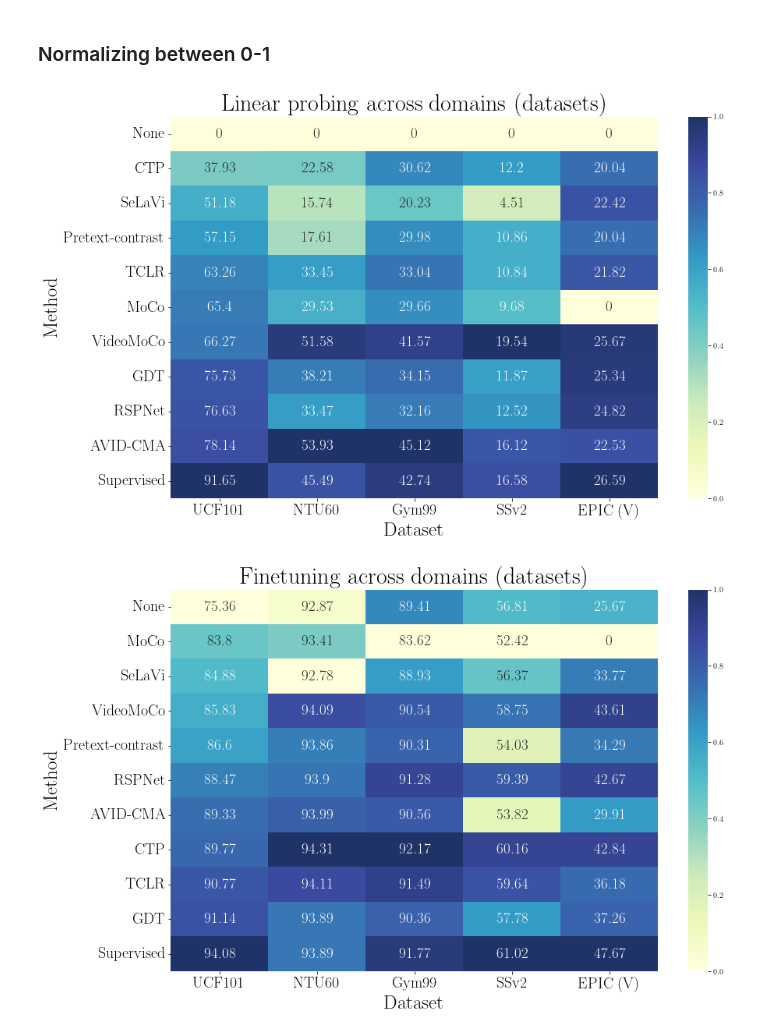
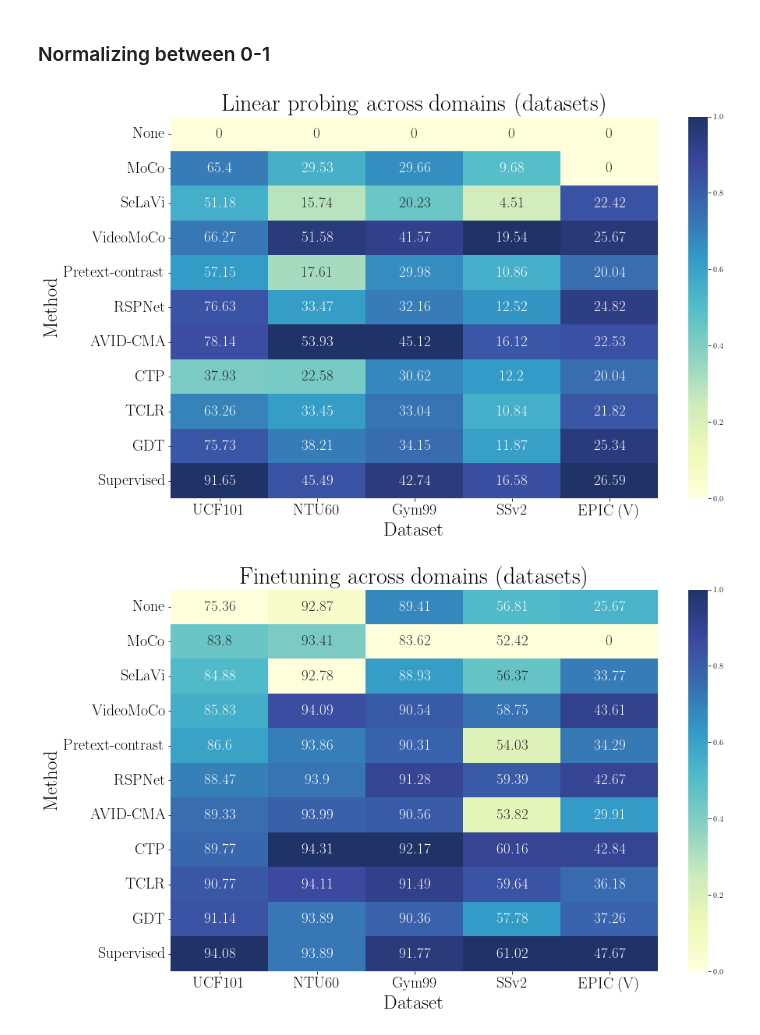
Before and after one commit to bpiyush/ViDA-SSL, a Jupyter notebook: misc/plotting/domain_shift.ipynb, the cells around one changed output. Cells and saved outputs as stored; diff of their text form; code cells hidden in the pictures.

```diff
--- a/misc/plotting/domain_shift.ipynb
+++ b/misc/plotting/domain_shift.ipynb
@@ -48,8 +63,10 @@ df
 remove_K400 = True
 
 if remove_K400:
-    if "K400" in df.columns:
-        df.drop(columns=["K400"], inplace=True)
+    if "K400" in df_linear.columns:
+        df_linear.drop(columns=["K400"], inplace=True)
+    if "K400" in df_finetune.columns:
+        df_finetune.drop(columns=["K400"], inplace=True)
 # %%
 # re-order datasets
 
@@ -63,6 +80,7 @@ if remove_K400:
     correct_order = ["UCF", "NTU", "Gym", "SS", "EPIC"]
 else:
     correct_order = ["K400", "UCF", "NTU", "Gym", "SS", "EPIC"]
-reorder_colums = [find_sub_element_in_list(x, df.columns) for x in correct_order]
+reorder_colums = [find_sub_element_in_list(x, df_linear.columns) for x in correct_order]
 
-df = df[reorder_colums]
+df_linear = df_linear[reorder_colums]
+df_finetune = df_finetune[reorder_colums]
@@ -69,6 +117,7 @@ df = df[reorder_colums]
 # %%
 # re-order VSSL methods based on UCF performance
 
-ref_dataset = find_sub_element_in_list("UCF", df.columns)
-df.sort_values(ref_dataset, inplace=True)
+ref_dataset = find_sub_element_in_list("UCF", df_finetune.columns)
+df_finetune.sort_values(ref_dataset, inplace=True)
+df_linear = df_linear.loc[list(df_finetune.index)]
 # %%
@@ -130,5 +188,6 @@ heatmap(norm_df)
 # %% [markdown]
 ### Normalizing between 0-1
 # %%
-normalized_df=(df-df.min())/(df.max()-df.min())
+normalized_df_linear=(df_linear-df_linear.min())/(df_linear.max()-df_linear.min())
+normalized_df_finetune=(df_finetune-df_finetune.min())/(df_finetune.max()-df_finetune.min())
 # %%
@@ -136,21 +195,21 @@ annot = df.values
 # annot = (df - df.T["None"]).values
 # %%
 heatmap(
-    normalized_df,
+    normalized_df_linear,
     figsize=(14, 9),
     title="Linear probing across domains (datasets)",
     titlesize=30,
     labelsize=25,
     tickssize=20,
     save=True,
     save_path="../../results/plots/domain_shift_linear_v2.pdf",
     cmap="YlGnBu",
     alpha=0.9,
-    annot=annot,
+    annot=df_linear.values,
     fmt='g',
     annot_kws={"size": 19},
 )
 # %% [output]
-[figure, old version]
+[figure, new version]
 # %%
 heatmap(
```
Also changed, not shown: parts of 11 cells of this notebook, 2 other files.
